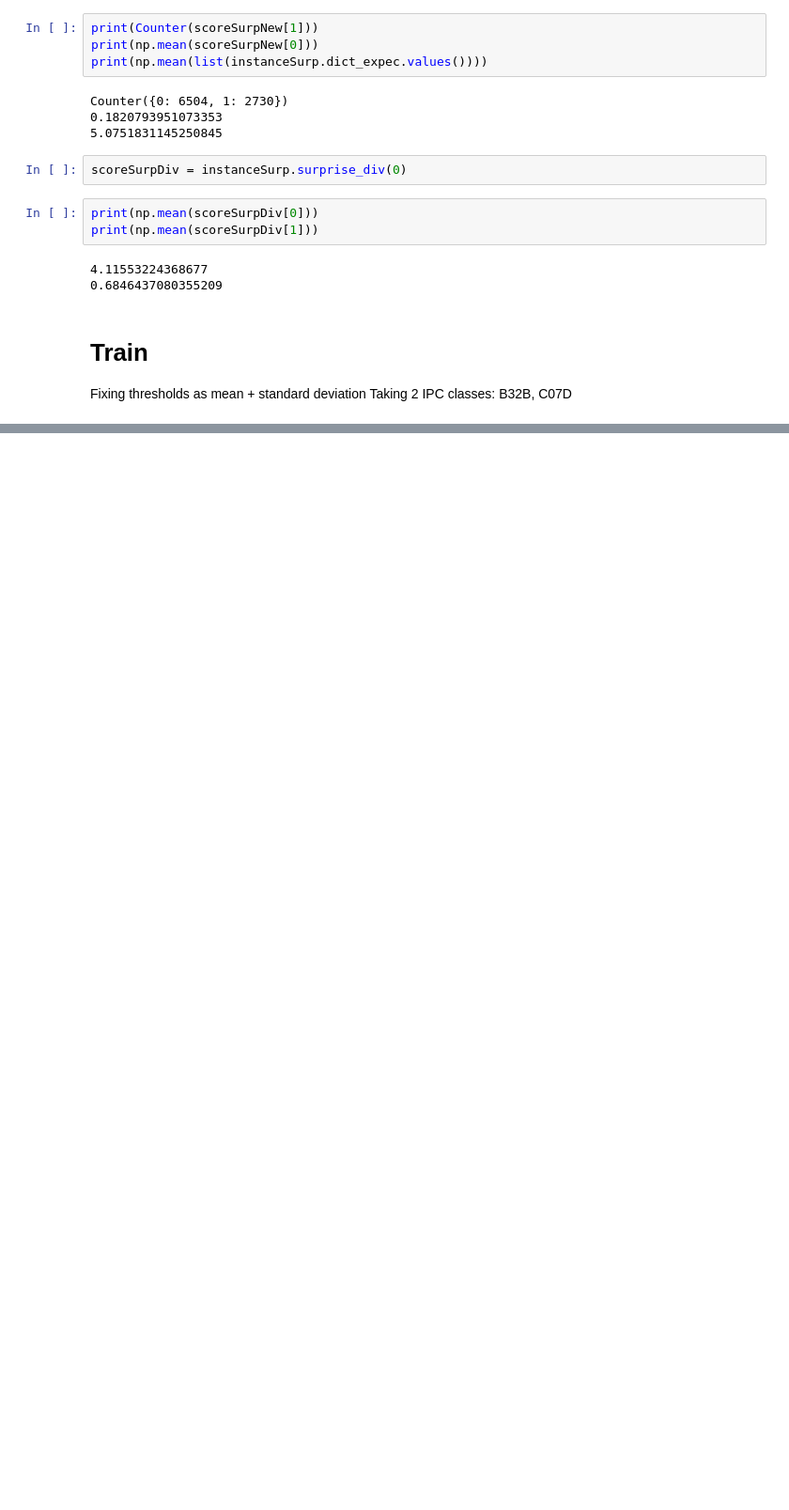
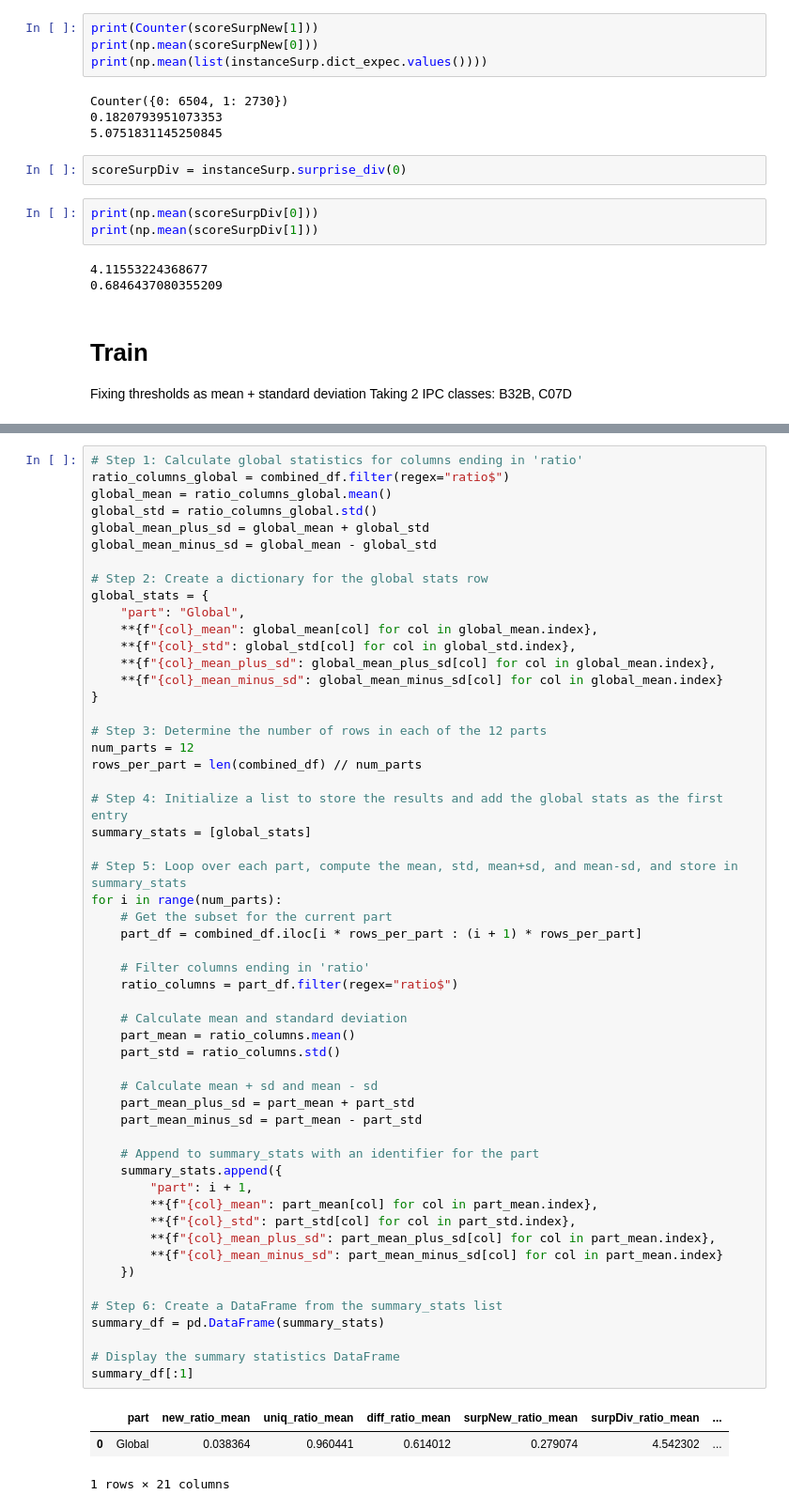
Before and after one commit to edgarLan/brevetNLPv2, a Jupyter notebook: ipcMetrics/metrics.ipynb, the cells around one changed output, grey strips where cells are left out. Shown at 94% size. Saved outputs shown, nothing was run; the diff lists cells and outputs as text; blank space fills up the shorter version.

```diff
--- a/ipcMetrics/metrics.ipynb
+++ b/ipcMetrics/metrics.ipynb
@@ -271,0 +279,58 @@ Surprise Divergence:  3.9066710228442374
+# %%
+# Step 1: Calculate global statistics for columns ending in 'ratio'
+ratio_columns_global = combined_df.filter(regex="ratio$")
+global_mean = ratio_columns_global.mean()
+global_std = ratio_columns_global.std()
+global_mean_plus_sd = global_mean + global_std
+global_mean_minus_sd = global_mean - global_std
+
+# Step 2: Create a dictionary for the global stats row
+global_stats = {
+    "part": "Global",
+    **{f"{col}_mean": global_mean[col] for col in global_mean.index},
+    **{f"{col}_std": global_std[col] for col in global_std.index},
+    **{f"{col}_mean_plus_sd": global_mean_plus_sd[col] for col in global_mean.index},
+    **{f"{col}_mean_minus_sd": global_mean_minus_sd[col] for col in global_mean.index}
+}
+
+# Step 3: Determine the number of rows in each of the 12 parts
+num_parts = 12
+rows_per_part = len(combined_df) // num_parts
+
+# Step 4: Initialize a list to store the results and add the global stats as the first entry
+summary_stats = [global_stats]
+
+# Step 5: Loop over each part, compute the mean, std, mean+sd, and mean-sd, and store in summary_stats
+for i in range(num_parts):
+    # Get the subset for the current part
+    part_df = combined_df.iloc[i * rows_per_part : (i + 1) * rows_per_part]
+
+    # Filter columns ending in 'ratio'
+    ratio_columns = part_df.filter(regex="ratio$")
+
+    # Calculate mean and standard deviation
+    part_mean = ratio_columns.mean()
+    part_std = ratio_columns.std()
+
+    # Calculate mean + sd and mean - sd
+    part_mean_plus_sd = part_mean + part_std
+    part_mean_minus_sd = part_mean - part_std
+
+    # Append to summary_stats with an identifier for the part
+    summary_stats.append({
+        "part": i + 1,
+        **{f"{col}_mean": part_mean[col] for col in part_mean.index},
+        **{f"{col}_std": part_std[col] for col in part_std.index},
+        **{f"{col}_mean_plus_sd": part_mean_plus_sd[col] for col in part_mean.index},
+        **{f"{col}_mean_minus_sd": part_mean_minus_sd[col] for col in part_mean.index}
+    })
+
+# Step 6: Create a DataFrame from the summary_stats list
+summary_df = pd.DataFrame(summary_stats)
+
+# Display the summary statistics DataFrame
+summary_df[:1]
+# %% [output]
+|  | part | new_ratio_mean | uniq_ratio_mean | diff_ratio_mean | surpNew_ratio_mean | surpDiv_ratio_mean | ... |
+| 0 | Global | 0.038364 | 0.960441 | 0.614012 | 0.279074 | 4.542302 | ... |
+1 rows × 21 columns
```
Also changed, not shown: parts of 9 cells of this notebook, 1 other file.
